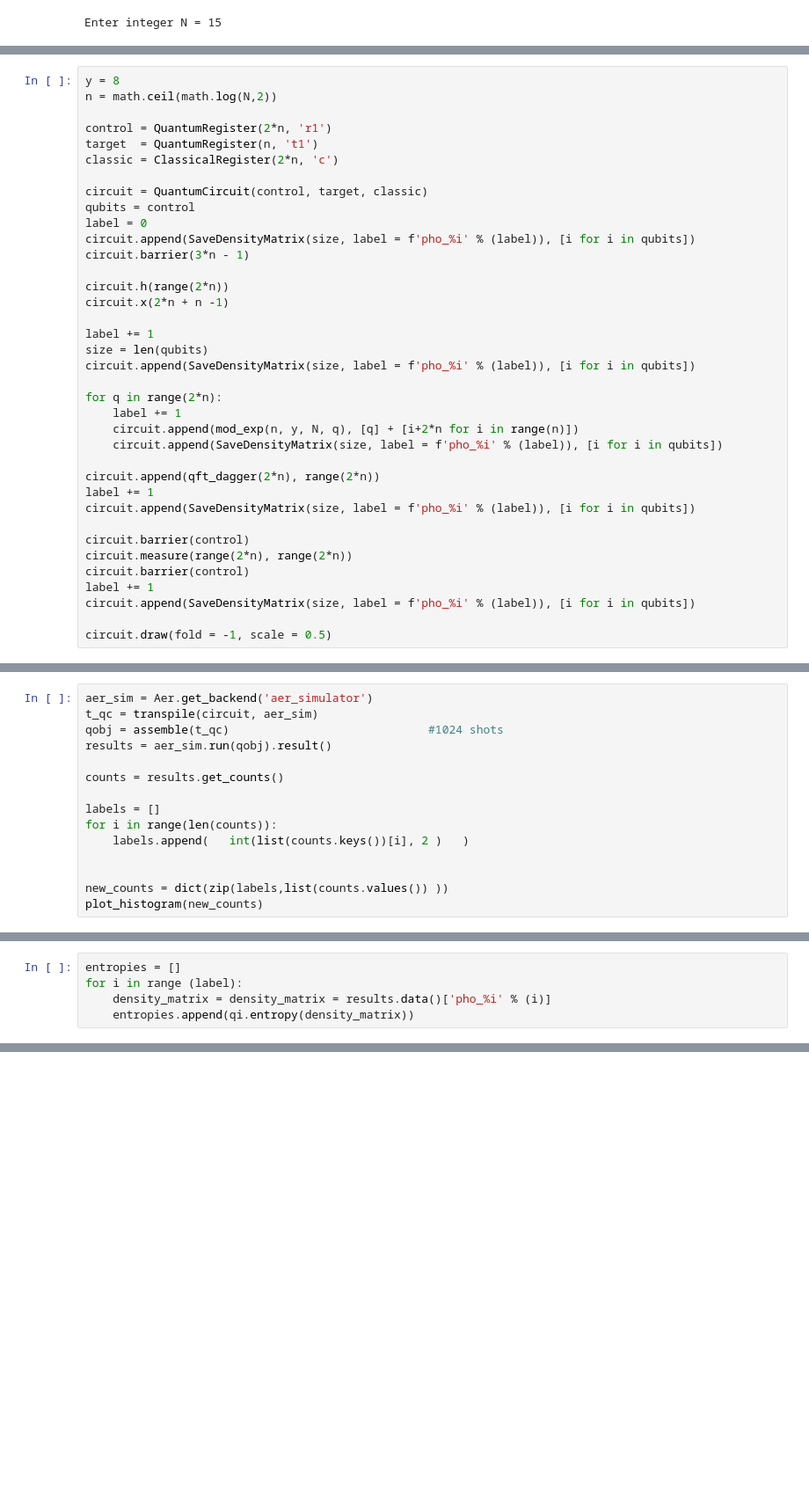
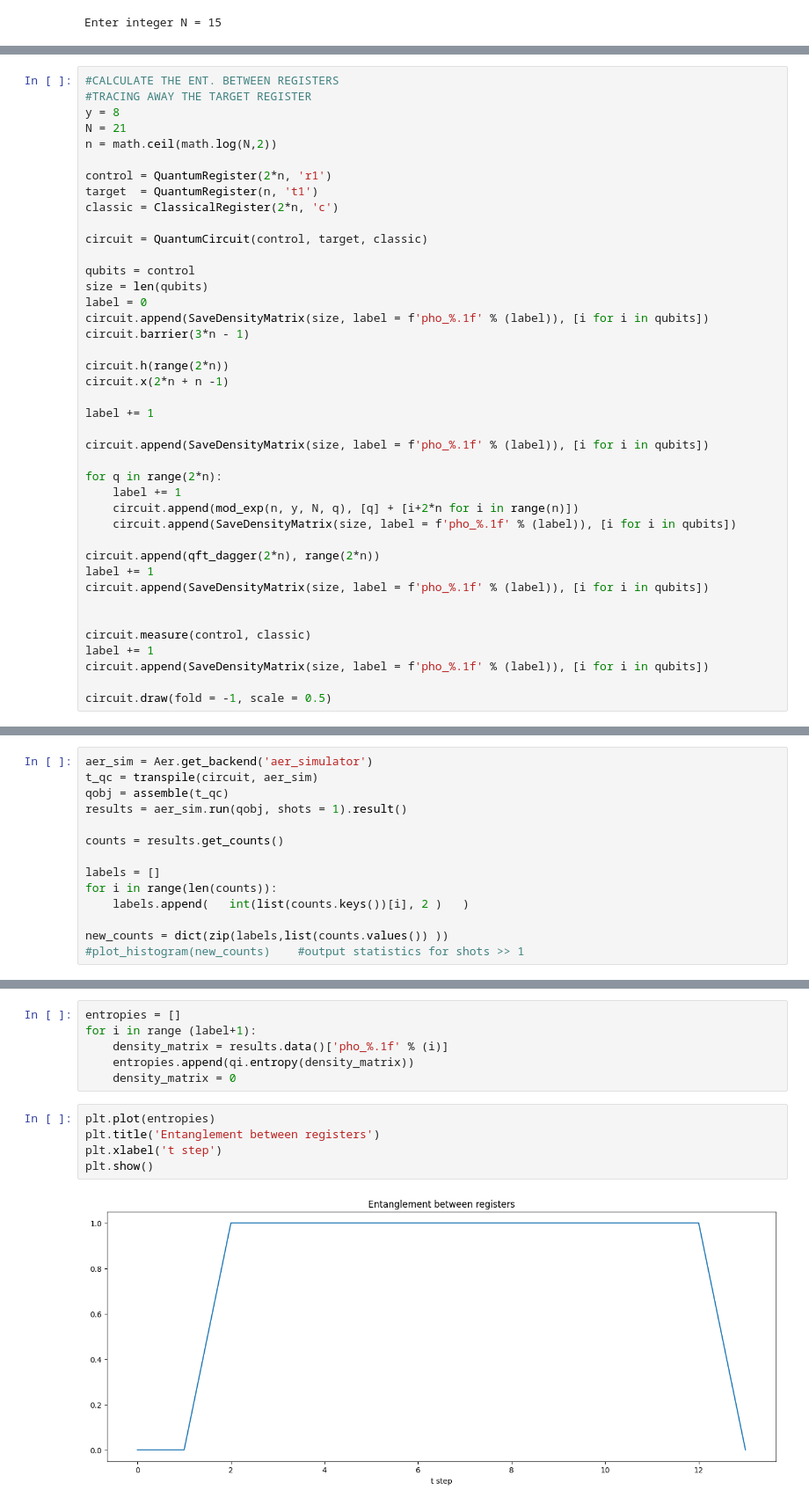
Before and after one commit to gjuls/shor_algorithm, a Jupyter notebook: shor_ent_registers.ipynb, the cells around one changed output, grey strips where cells are left out. Shown at 88% size. Saved outputs shown, nothing was run; the diff lists cells and outputs as text; blank space fills up the shorter version.

```diff
--- a/shor_ent_registers.ipynb
+++ b/shor_ent_registers.ipynb
@@ -90,5 +89,8 @@ Divisor: a = 5
 # %%
+#CALCULATE THE ENT. BETWEEN REGISTERS
+#TRACING AWAY THE TARGET REGISTER
 y = 8
+N = 21
 n = math.ceil(math.log(N,2))
 
 control = QuantumRegister(2*n, 'r1')
@@ -96,32 +98,33 @@ target  = QuantumRegister(n, 't1')
 classic = ClassicalRegister(2*n, 'c')
 
 circuit = QuantumCircuit(control, target, classic)
+
 qubits = control
+size = len(qubits)
 label = 0
-circuit.append(SaveDensityMatrix(size, label = f'pho_%i' % (label)), [i for i in qubits])
+circuit.append(SaveDensityMatrix(size, label = f'pho_%.1f' % (label)), [i for i in qubits])
 circuit.barrier(3*n - 1)
 
 circuit.h(range(2*n))
 circuit.x(2*n + n -1)
 
 label += 1
-size = len(qubits)
-circuit.append(SaveDensityMatrix(size, label = f'pho_%i' % (label)), [i for i in qubits])
+
+circuit.append(SaveDensityMatrix(size, label = f'pho_%.1f' % (label)), [i for i in qubits])
 
 for q in range(2*n):
     label += 1
     circuit.append(mod_exp(n, y, N, q), [q] + [i+2*n for i in range(n)])
-    circuit.append(SaveDensityMatrix(size, label = f'pho_%i' % (label)), [i for i in qubits])
+    circuit.append(SaveDensityMatrix(size, label = f'pho_%.1f' % (label)), [i for i in qubits])
 
 circuit.append(qft_dagger(2*n), range(2*n))
 label += 1
-circuit.append(SaveDensityMatrix(size, label = f'pho_%i' % (label)), [i for i in qubits])
+circuit.append(SaveDensityMatrix(size, label = f'pho_%.1f' % (label)), [i for i in qubits])
 
-circuit.barrier(control)
-circuit.measure(range(2*n), range(2*n))
-circuit.barrier(control)
+
+circuit.measure(control, classic)
 label += 1
-circuit.append(SaveDensityMatrix(size, label = f'pho_%i' % (label)), [i for i in qubits])
+circuit.append(SaveDensityMatrix(size, label = f'pho_%.1f' % (label)), [i for i in qubits])
 
 circuit.draw(fold = -1, scale = 0.5)
 # %% [output]
@@ -145,8 +148,8 @@ r1_5: ───░───┤ H ├───░──────────
 # %%
 aer_sim = Aer.get_backend('aer_simulator')
 t_qc = transpile(circuit, aer_sim)
-qobj = assemble(t_qc)                             #1024 shots
-results = aer_sim.run(qobj).result()
+qobj = assemble(t_qc)
+results = aer_sim.run(qobj, shots = 1).result()
 
 counts = results.get_counts()
 
@@ -154,6 +157,5 @@ labels = []
 for i in range(len(counts)):
     labels.append(   int(list(counts.keys())[i], 2 )   )
 
-
 new_counts = dict(zip(labels,list(counts.values()) ))
-plot_histogram(new_counts)
+#plot_histogram(new_counts)    #output statistics for shots >> 1
@@ -162,5 +161,0 @@ plot_histogram(new_counts)
-# %%
-entropies = []
-for i in range (label):
-    density_matrix = density_matrix = results.data()['pho_%i' % (i)]
-    entropies.append(qi.entropy(density_matrix))
@@ -185,0 +162,13 @@ entropies
+# %%
+entropies = []
+for i in range (label+1):
+    density_matrix = results.data()['pho_%.1f' % (i)]
+    entropies.append(qi.entropy(density_matrix))
+    density_matrix = 0
+# %%
+plt.plot(entropies)
+plt.title('Entanglement between registers')
+plt.xlabel('t step')
+plt.show()
+# %% [output]
+[figure, added]
```
Also changed, not shown: parts of 10 cells of this notebook.
